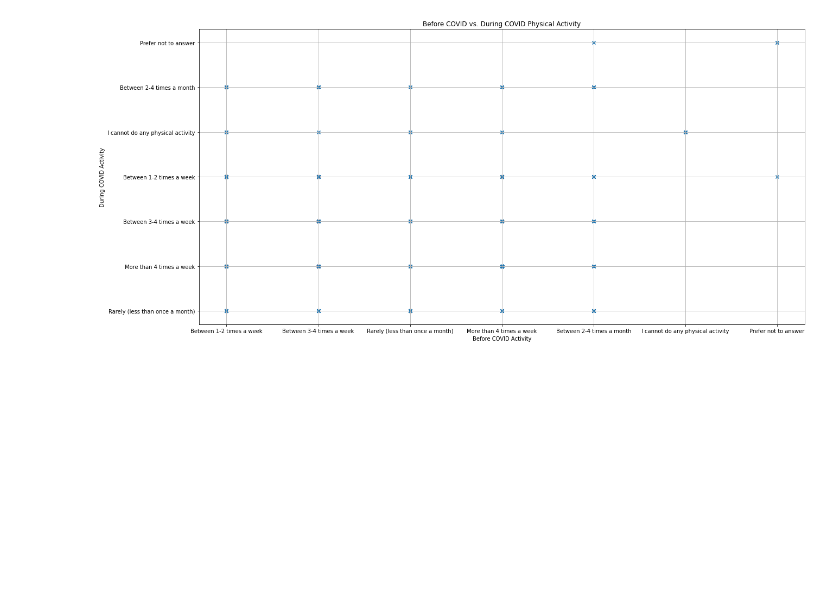
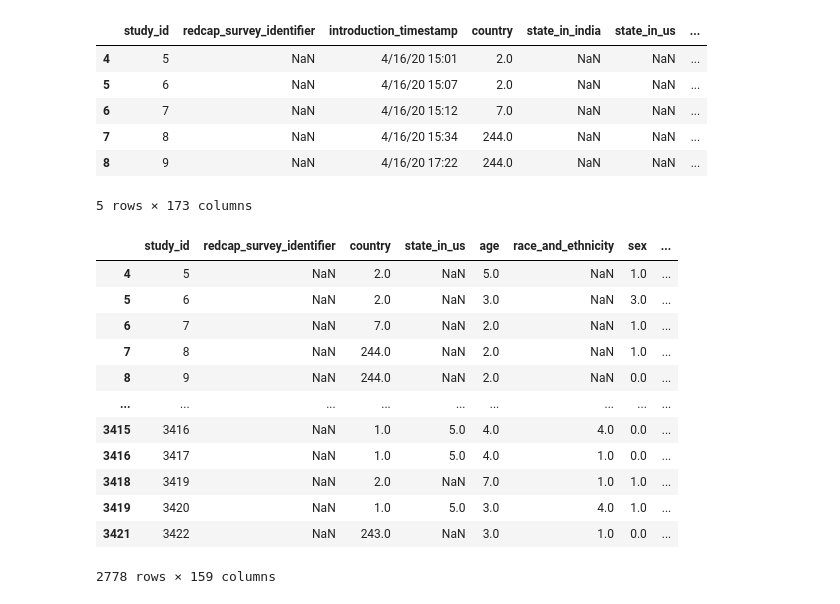
Before and after one commit to nladkins/Project-1-EDA, a Jupyter notebook: Sandbox_Stanford.ipynb, the cells around one changed output. Drawn from its saved outputs; the diff is of its cells as text; code cells hidden in the pictures; blank space fills up the shorter version.

```diff
--- a/Sandbox_Stanford.ipynb
+++ b/Sandbox_Stanford.ipynb
@@ -32,19 +32,52 @@ stanford_df.head()
-# %%
-# Dependent Values for Scatter Plot
-plt.figure(figsize=(20,10))
-plt.scatter(stanford_df["Before COVID-19, on an average how much time did you spend on physical activities?     (run / walk / exercises / gardening / yoga /golf etc)"],
-            stanford_df["Since the start of COVID-19, on an average how much time did you spend on physical activities?     (run / walk / exercises / gardening / yoga /golf etc)"], marker="x",edgecolors="red")
-
-# Size, Labels, and Grid
-plt.title("Before COVID vs. During COVID Physical Activity")
-plt.ylabel("During COVID Activity")
-plt.xlabel("Before COVID Activity")
-plt.grid(True)
-
-# # Save the Plot
-# plt.savefig("Script Outputs/Lat_v_Temp.png")
-
-# Show plot
-plt.show()
-# %% [output]
-[figure, removed]
+# %%
+# DROPPING INCOMPLETE SURVEYS WHICH ARE ONES THAT DO NOT HAVE TIMESTAMPS FOR EACH SURVEY MILESTONE.
+
+# Replace "incomplete" or a score of "0" for timestamps with blanks to drop null values.
+stanford_df["introduction_timestamp"].replace("[not completed]", np.nan, inplace=True)
+# stanford_df.replace("[not completed]", np.nan, inplace=True)
+stanford_df["social_interactions_timestamp"].replace("0", np.nan, inplace=True)
+stanford_df["hobbies_and_health_timestamp"].replace("0", np.nan, inplace=True)
+stanford_df["introduction_timestamp"].replace("0", np.nan, inplace=True)
+stanford_df["professional_life_timestamp"].replace("0", np.nan, inplace=True)
+stanford_df["social_contributions_timestamp"].replace("0", np.nan, inplace=True)
+# %%
+# Drop Null timestamps to retain completed surveys.
+completed_surveys = stanford_df.dropna(subset=["introduction_timestamp", "social_interactions_timestamp",
+                                               "hobbies_and_health_timestamp", "professional_life_timestamp",
+                                               "social_contributions_timestamp"])
+completed_surveys.head()
+# %% [output]
+|  | study_id | redcap_survey_identifier | introduction_timestamp | country | state_in_india | state_in_us | ... |
+| 4 | 5 | NaN | 4/16/20 15:01 | 2.0 | NaN | NaN | ... |
+| 5 | 6 | NaN | 4/16/20 15:07 | 2.0 | NaN | NaN | ... |
+| 6 | 7 | NaN | 4/16/20 15:12 | 7.0 | NaN | NaN | ... |
+| 7 | 8 | NaN | 4/16/20 15:34 | 244.0 | NaN | NaN | ... |
+| 8 | 9 | NaN | 4/16/20 17:22 | 244.0 | NaN | NaN | ... |
+5 rows × 173 columns
+# %%
+# DROPPING UNNECESSARY QUESTIONS
+
+completed_surveys.drop(columns=["introduction_timestamp", "asian_category", "state_in_india", "province_in_china",
+                          "state_other_countries", "introduction_complete", "social_interactions_timestamp",
+                          "social_interactions_complete", "hobbies_and_health_timestamp",
+                          "hobbies_and_health_complete", "professional_life_timestamp",
+                          "professional_life_complete", "social_contributions_timestamp",
+                          "social_contributions_complete"])
+
+
+# vacay_temp = (cities_df.Temp < 40)
+# vacay_windspeed = cities_df.Wind < 10
+# %% [output]
+|  | study_id | redcap_survey_identifier | country | state_in_us | age | race_and_ethnicity | sex | ... |
+| 4 | 5 | NaN | 2.0 | NaN | 5.0 | NaN | 1.0 | ... |
+| 5 | 6 | NaN | 2.0 | NaN | 3.0 | NaN | 3.0 | ... |
+| 6 | 7 | NaN | 7.0 | NaN | 2.0 | NaN | 1.0 | ... |
+| 7 | 8 | NaN | 244.0 | NaN | 2.0 | NaN | 1.0 | ... |
+| 8 | 9 | NaN | 244.0 | NaN | 2.0 | NaN | 0.0 | ... |
+| ... | ... | ... | ... | ... | ... | ... | ... | ... |
+| 3415 | 3416 | NaN | 1.0 | 5.0 | 4.0 | 4.0 | 0.0 | ... |
+| 3416 | 3417 | NaN | 1.0 | 5.0 | 4.0 | 1.0 | 0.0 | ... |
+| 3418 | 3419 | NaN | 2.0 | NaN | 7.0 | 1.0 | 1.0 | ... |
+| 3419 | 3420 | NaN | 1.0 | 5.0 | 3.0 | 4.0 | 1.0 | ... |
+| 3421 | 3422 | NaN | 243.0 | NaN | 3.0 | 1.0 | 0.0 | ... |
+2778 rows × 159 columns
```
Also changed, not shown: parts of 9 cells of this notebook.
